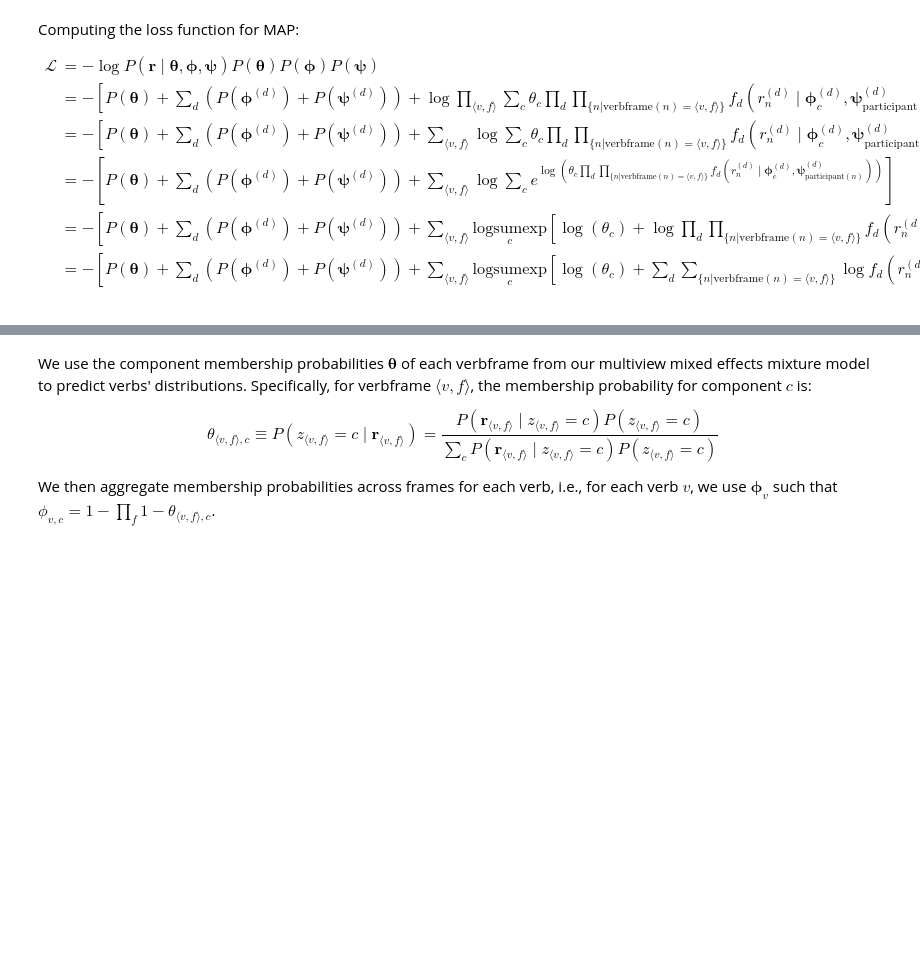
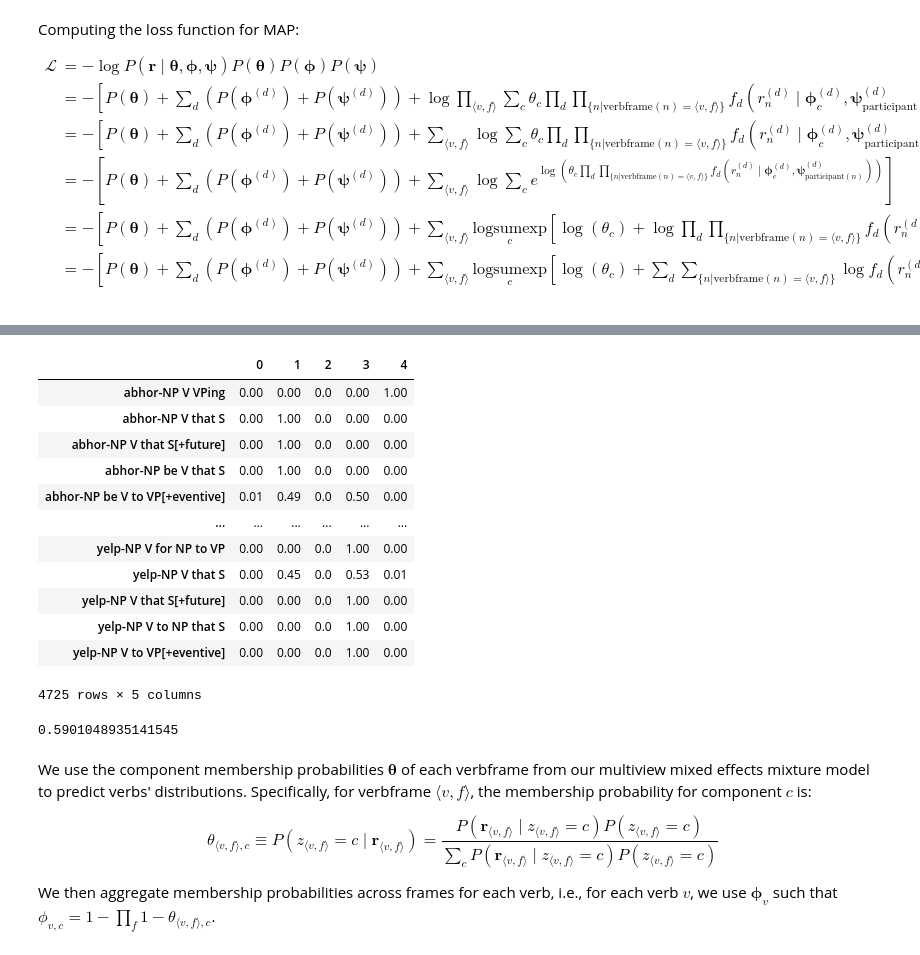
Before and after one commit to bkane2/intensional-gaps, a Jupyter notebook: Intensional Gaps.ipynb, the cells around one changed output, grey strips where cells are left out. Saved outputs shown, nothing was run; the diff lists cells and outputs as text; code cells hidden in the pictures; blank space fills up the shorter version.

Commit message:
Updated model, fixed a couple fitting issues, and re-ran

```diff
--- a/Intensional Gaps.ipynb
+++ b/Intensional Gaps.ipynb
@@ -97,6 +97,7 @@ In cases where values on $[0, 1]$ must be clipped to $(0, 1)$—e.g. for models
 # %%
 ZERO = 1e-5
 ONE = 1 - ZERO
+INF = 1e38
 # %% [markdown]
 ## Validating a templatic approach
 
@@ -1623,23 +1595,23 @@ class MultiviewMixedEffectsMixture:
 
         for epoch in range(n_epochs):
 
-            batch_losses = []
+            loss_val = self.model(self._data['train']).detach().numpy()
+            losses.append(loss_val)
+
+            # batch_losses = []
             for idx, batch in enumerate(train_batched):
                 optimizer.zero_grad()
 
                 loss = self.model(batch)
-                loss_val = loss.detach().numpy()
-                batch_losses.append(loss_val)
+                # loss_val = loss.detach().numpy()
+                # batch_losses.append(loss_val)
 
                 loss.backward()
                 optimizer.step()
 
-                self.model._clamp_variances()
-                self.model._normalize_weights()
+            # losses.append(sum(batch_losses))
 
-            losses.append(sum(batch_losses))
-
-            loss_val = losses[-1]
+            # loss_val = losses[-1]
             loss_hist = loss_hist[1:] if len(loss_hist) > window_size else loss_hist
 
             if epoch:
@@ -1678,13 +1650,13 @@ models = {}
 losses = {}
 parameters = {}
 
-for n_components in range(2, 26):
+for n_components in range(2, 21):
     print()
     print(f'Fitting model with {n_components} components...')
     print()
 
     models[n_components] = MultiviewMixedEffectsMixture(data, n_components, seed=403921)
-    _, _, losses[n_components] = models[n_components].fit(data, lr=0.01, tolerance=1e-7, n_epochs=10000, batch_size=0.05, patience=3000, verbosity=100)
+    _, _, losses[n_components] = models[n_components].fit(data, lr=0.005, tolerance=1e-7, n_epochs=10000, batch_size=0.05, patience=1000, verbosity=100)
 
     parameters[n_components] = {'membership_probs': pd.DataFrame(models[n_components].membership_probabilities(data).data.numpy(),
                                                         index=models[n_components]._verbframe),
@@ -1756,3 +1719,24 @@ plt.legend()
+# %%
+test = parameters[5]['membership_probs'].round(decimals=2)
+test
+# %% [output]
+|  | 0 | 1 | 2 | 3 | 4 |
+| abhor-NP V VPing | 0.00 | 0.00 | 0.0 | 0.00 | 1.00 |
+| abhor-NP V that S | 0.00 | 1.00 | 0.0 | 0.00 | 0.00 |
+| abhor-NP V that S[+future] | 0.00 | 1.00 | 0.0 | 0.00 | 0.00 |
+| abhor-NP be V that S | 0.00 | 1.00 | 0.0 | 0.00 | 0.00 |
+| abhor-NP be V to VP[+eventive] | 0.01 | 0.49 | 0.0 | 0.50 | 0.00 |
+| ... | ... | ... | ... | ... | ... |
+| yelp-NP V for NP to VP | 0.00 | 0.00 | 0.0 | 1.00 | 0.00 |
+| yelp-NP V that S | 0.00 | 0.45 | 0.0 | 0.53 | 0.01 |
+| yelp-NP V that S[+future] | 0.00 | 0.00 | 0.0 | 1.00 | 0.00 |
+| yelp-NP V to NP that S | 0.00 | 0.00 | 0.0 | 1.00 | 0.00 |
+| yelp-NP V to VP[+eventive] | 0.00 | 0.00 | 0.0 | 1.00 | 0.00 |
+4725 rows × 5 columns
+# %%
+np.exp(parameters[5]['belief_desire_scale'])
+# %% [output]
+0.5901048935141545
 # %% [markdown]
 We use the component membership probabilities $\boldsymbol\theta$ of each verbframe from our multiview mixed effects mixture model to predict verbs' distributions. Specifically, for verbframe $\langle v, f \rangle$, the membership probability for component $c$ is:
 
```
Also changed, not shown: parts of 26 cells of this notebook.
